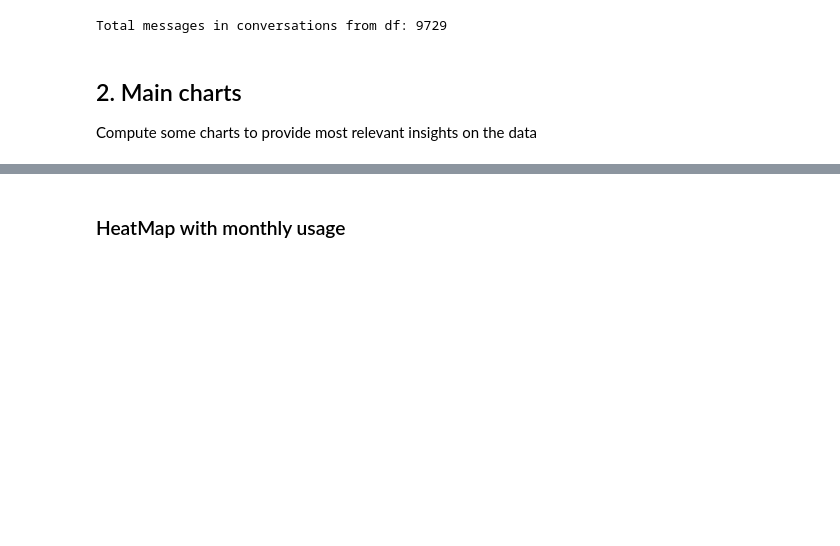
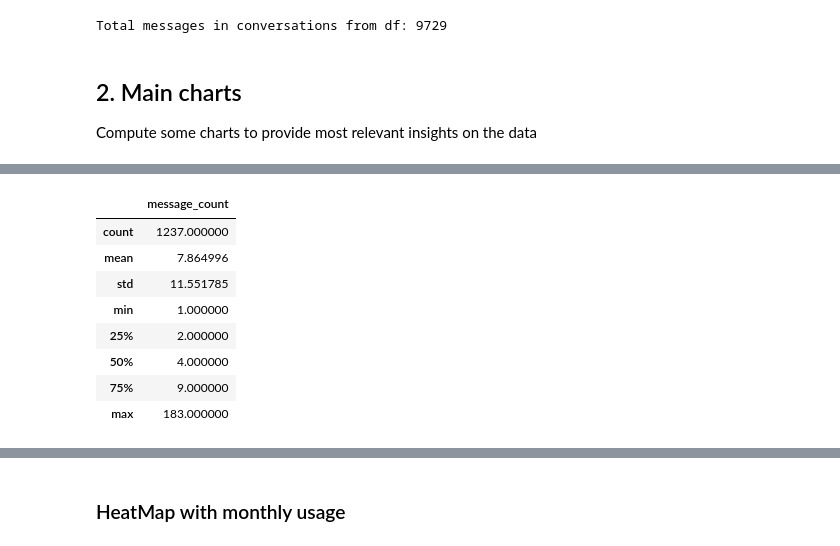
Before and after one commit to lucasalvarezlacasa/data-insights, a Jupyter notebook: chatgpt-use/analysis.ipynb, the cells around one changed output, grey strips where cells are left out. Cells and saved outputs as stored; diff of their text form; code cells hidden in the pictures; blank space fills up the shorter version.

```diff
--- a/chatgpt-use/analysis.ipynb
+++ b/chatgpt-use/analysis.ipynb
@@ -302,0 +312,14 @@ plt.show()
+# %%
+# Compute distribution of number of messages per conversation
+message_counts = df.groupby("conv_id").size().reset_index(name='message_count')
+message_counts.describe()
+# %% [output]
+|  | message_count |
+| count | 1237.000000 |
+| mean | 7.864996 |
+| std | 11.551785 |
+| min | 1.000000 |
+| 25% | 2.000000 |
+| 50% | 4.000000 |
+| 75% | 9.000000 |
+| max | 183.000000 |
```
Also changed, not shown: parts of 16 cells of this notebook.
